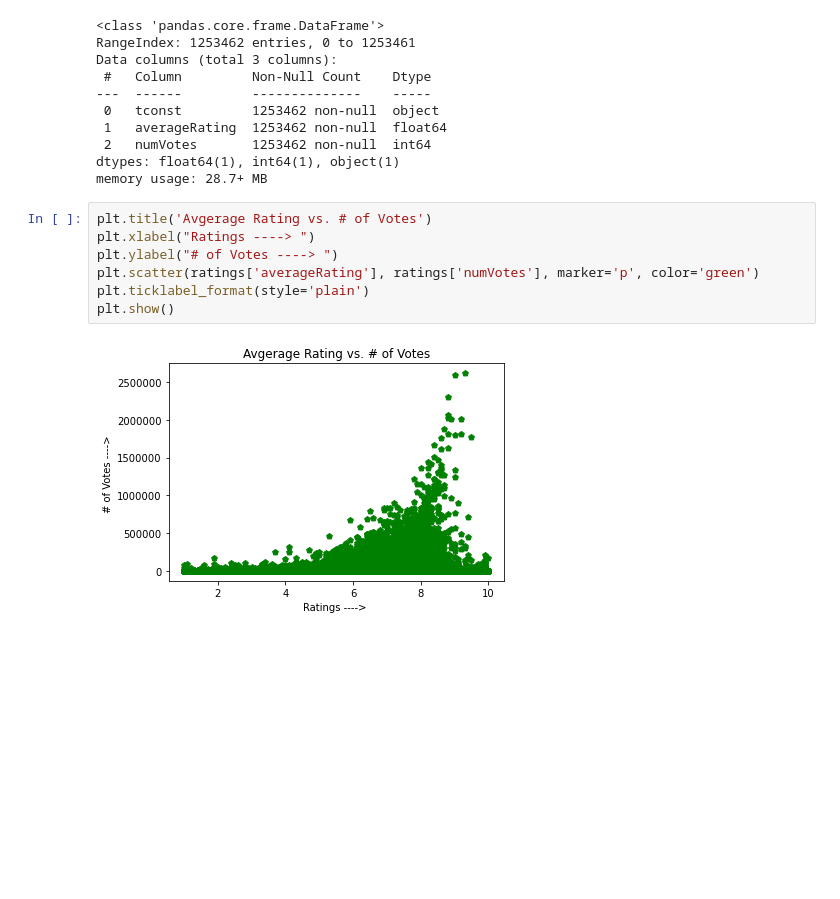
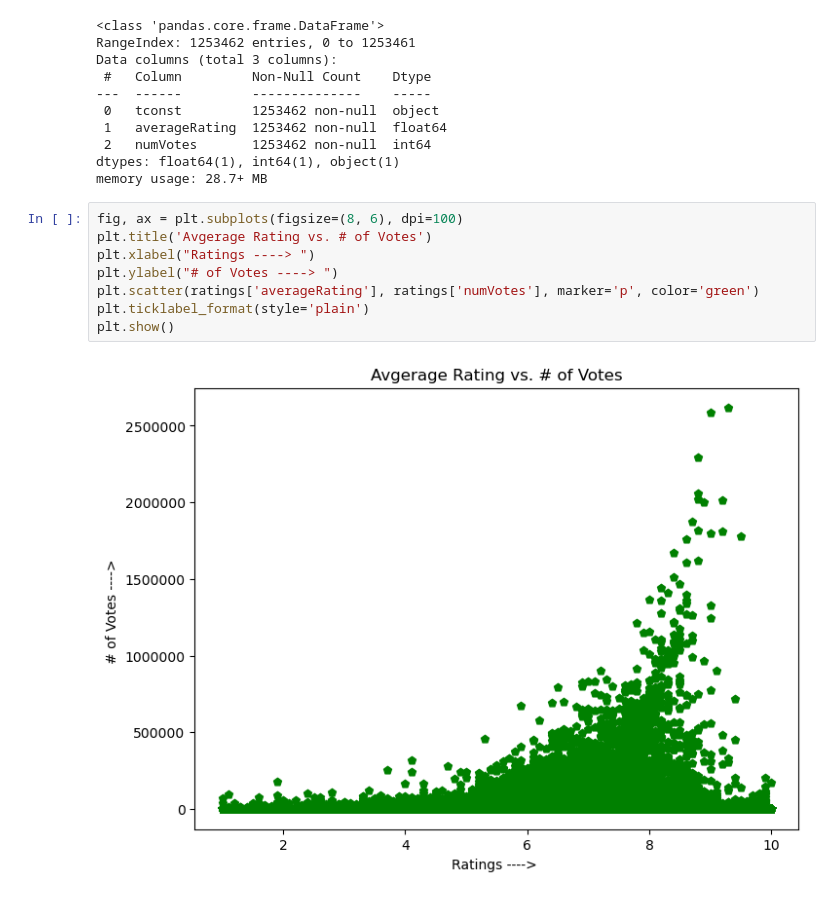
Before and after one commit to KarishmaVelagaleti/IMDBDataset, a Jupyter notebook: IMDB Dataset.ipynb, the cells around one changed output. Saved outputs shown, nothing was run; the diff lists cells and outputs as text; blank space fills up the shorter version.

```diff
--- a/IMDB Dataset.ipynb
+++ b/IMDB Dataset.ipynb
@@ -104,11 +104,12 @@ Data columns (total 3 columns):
 dtypes: float64(1), int64(1), object(1)
 memory usage: 28.7+ MB
 # %%
+fig, ax = plt.subplots(figsize=(8, 6), dpi=100)
 plt.title('Avgerage Rating vs. # of Votes')
 plt.xlabel("Ratings ----> ")
 plt.ylabel("# of Votes ----> ")
 plt.scatter(ratings['averageRating'], ratings['numVotes'], marker='p', color='green')
 plt.ticklabel_format(style='plain')
 plt.show()
 # %% [output]
-[figure, old version]
+[figure, new version]
```
Also changed, not shown: parts of 49 cells of this notebook.
